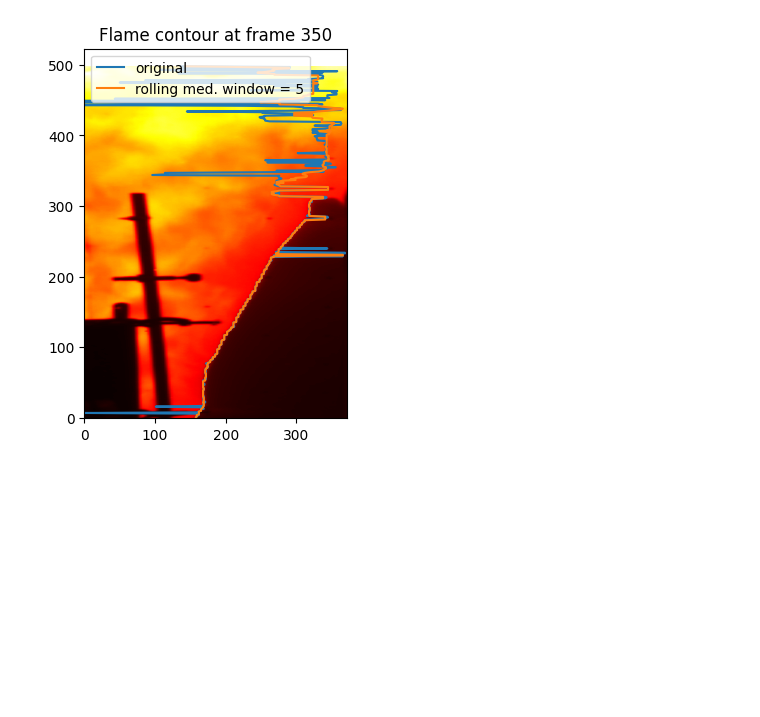
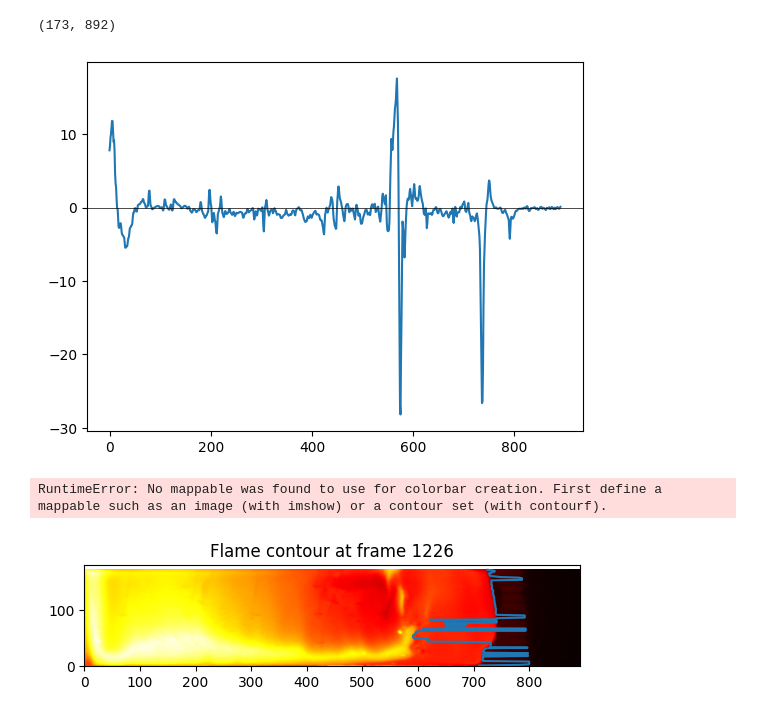
Before and after one commit to FireDynamics/FlameTrack, a Jupyter notebook: test.ipynb, the cells around one changed output. Saved outputs shown, nothing was run; the diff lists cells and outputs as text; code cells hidden in the pictures; blank space fills up the shorter version.

```diff
--- a/test.ipynb
+++ b/test.ipynb
@@ -24,6 +34,12 @@ No artists with labels found to put in legend.  Note that artists whose label st
 # %%
-g
+print(get_frame(dewarped_data,frame_number).shape)
+y = 120
+plot_gradient(get_frame(dewarped_data,frame_number),y)
+show_flame_contour(dewarped_data,edge_results_rolled,frame_number)
+plt.axhline(y=173-y, color='g', linestyle='--')
+plt.show()
+# %% [output]
+(173, 892)
+[figure, added]
+RuntimeError: No mappable was found to use for colorbar creation. First define a mappable such as an image (with imshow) or a contour set (with contourf).
+[figure, added]
-# %%
-fig,ax = show_flame_contour(data,edge_results,350,rolled_edge_results=edge_results_rolled,rolling_window=5)
-# %% [output]
-[figure, removed]
```
Also changed, not shown: parts of 9 cells of this notebook, 2 other files.
